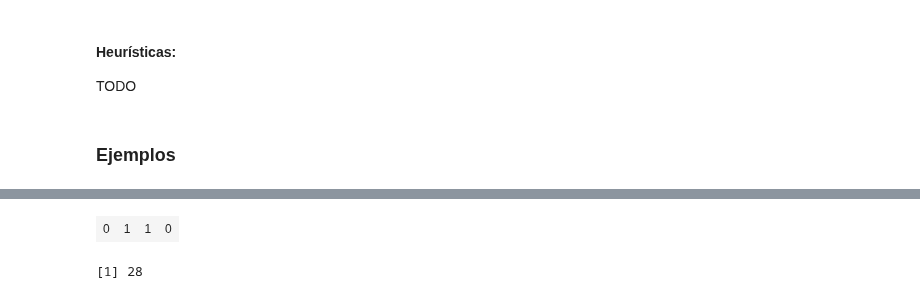
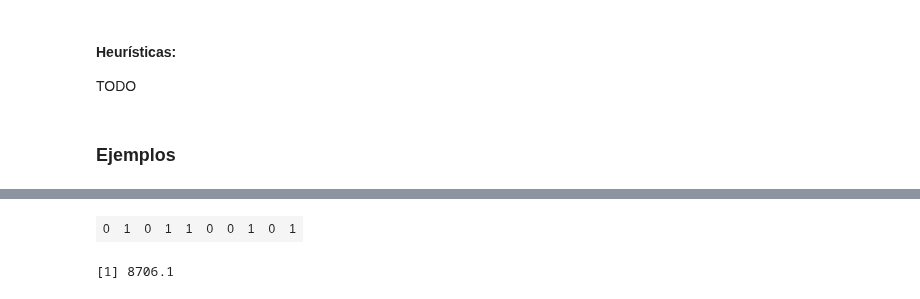
Before and after one commit to garciparedes/integer-programming-heuristics, a Jupyter notebook: integer-programming-heuristics.ipynb, the cells around one changed output, grey strips where cells are left out. Saved outputs shown, nothing was run; the diff lists cells and outputs as text; code cells hidden in the pictures.

Commit message:
Started to work on knapsack problems

```diff
--- a/integer-programming-heuristics.ipynb
+++ b/integer-programming-heuristics.ipynb
@@ -1131,14 +1181,34 @@ KnapsackMultipleGreedy <- function(object, capacity) {
 # %% [markdown]
 #### Descripción:
 TODO
+# %%
+ReadMultidimensionalKnapsack <- function(file.name) {
+    con <-
+        file.name %>%
+        file(open = "r")
+    raw <-
+        con %>%
+        readLines(warn = FALSE) %>%
+        strsplit("[[:blank:]]") %>%
+        unlist() %>%
+        as.double()
+    close(con)
+    list(n        = raw[1],
+         m        = raw[2],
+         objval   = raw[3],
+         value    = raw[4:(raw[1]+ 3)],
+         weight   = matrix(raw[(4 + raw[1]):(3 + raw[1] * (1 + raw[2]))],
+                           ncol = raw[1], byrow = TRUE),
+         capacity = raw[(4 + raw[1] * (1 + raw[2]) ):length(raw)]
+    ) %>%
+    return()
+}
 # %% [markdown]
 #### Modelo:
 TODO
 # %%
-KnapsackMultidimensionalExact <- function(object, capacity, ...) {
-    n <- length(object$value)
-    m <- length(capacity)
-    return(Solve("max", object$value, t(object$weight), capacity, all.bin = TRUE, ...))
+KnapsackMultidimensionalExact <- function(p, ...) {
+    return(Solve("max", p$value, p$weight, p$capacity, all.bin = TRUE,...))
 }
 # %% [markdown]
 #### Heurísticas:
@@ -1179,10 +1222,9 @@ $capacity
+# %%
+mknap1.2 <- ReadMultidimensionalKnapsack("./data/knapsack/multidimensional/mknap1_2.dat")
 # %%
-a <- KnapsackMultidimensionalExact(
-    knapsack.multidimensional.problem.1$object,
-    knapsack.multidimensional.problem.1$capacity
-)
-matrix(a$solution, nrow = 1, byrow = TRUE)
+a <- KnapsackMultidimensionalExact(mknap1.2)
+matrix(a$solution, ncol = mknap1.2$n, byrow = TRUE)
 a$objval
 # %% [output]
-| 0 | 1 | 1 | 0 |
+| 0 | 1 | 0 | 1 | 1 | 0 | 0 | 1 | 0 | 1 |
-[1] 28
+[1] 8706.1
```
Also changed, not shown: parts of 9 cells of this notebook, 31 other files.
